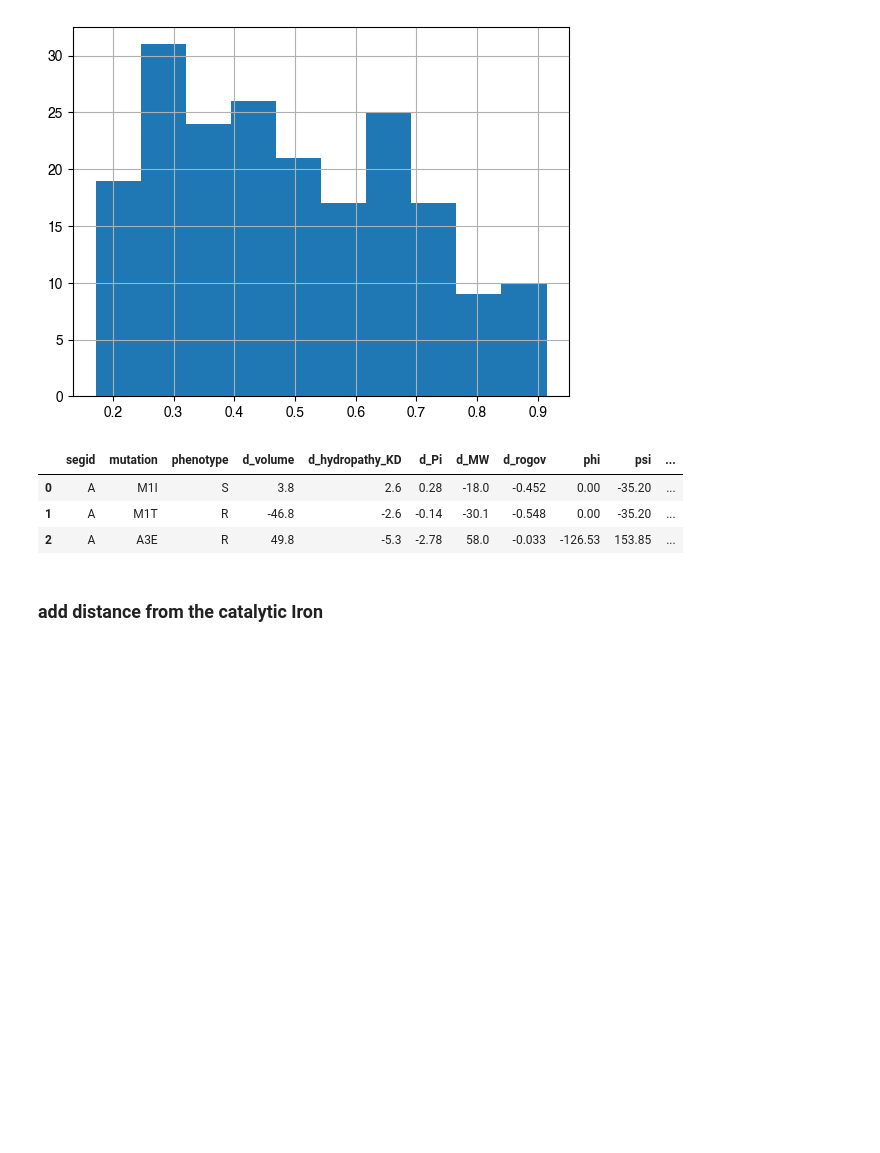
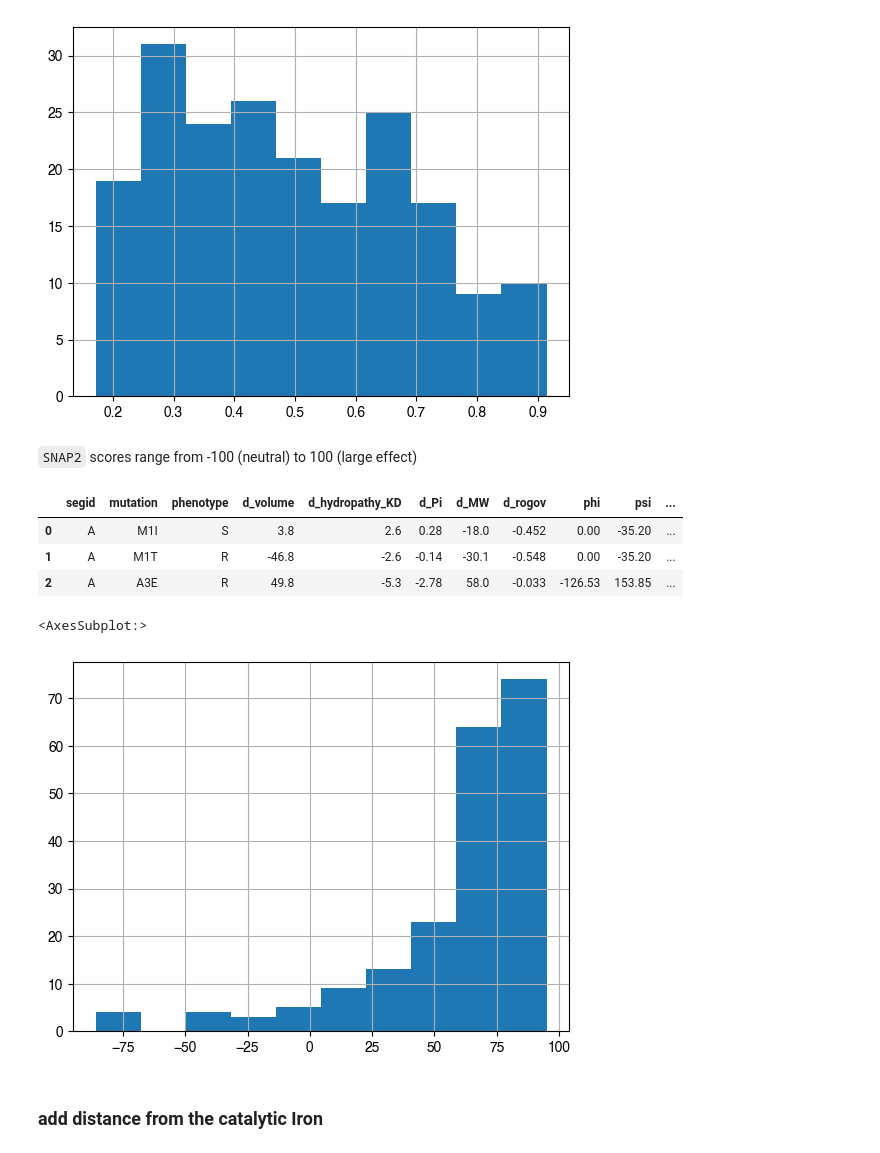
Before and after one commit to fowler-lab/predict-pyrazinamide-resistance, a Jupyter notebook: 06-add-features.ipynb, the cells around one changed output. Saved outputs shown, nothing was run; the diff lists cells and outputs as text; code cells hidden in the pictures; blank space fills up the shorter version.

```diff
--- a/06-add-features.ipynb
+++ b/06-add-features.ipynb
@@ -105,6 +105,8 @@ dataset.df.rasp_score_ml_fermi.hist()
 # %% [output]
 <AxesSubplot:>
 [figure]
+# %% [markdown]
+`SNAP2` scores range from -100 (neutral) to 100 (large effect)
 # %%
 dataset = dataset + sbmlcore.SNAP2('./data/features/3pl1-snap2-with-segids.csv', offsets={'A': 0})
 dataset.df.drop(columns=['snap2_accuracy'], inplace=True)
@@ -114,6 +116,11 @@ dataset.df[:3]
 | 0 | A | M1I | S | 3.8 | 2.6 | 0.28 | -18.0 | -0.452 | 0.00 | -35.20 | ... |
 | 1 | A | M1T | R | -46.8 | -2.6 | -0.14 | -30.1 | -0.548 | 0.00 | -35.20 | ... |
 | 2 | A | A3E | R | 49.8 | -5.3 | -2.78 | 58.0 | -0.033 | -126.53 | 153.85 | ... |
+# %%
+dataset.df.snap2_score.hist()
+# %% [output]
+<AxesSubplot:>
+[figure, added]
 # %% [markdown]
 ### add distance from the catalytic Iron
 # %%
```
Also changed, not shown: parts of 2 cells of this notebook, 3 other files.
